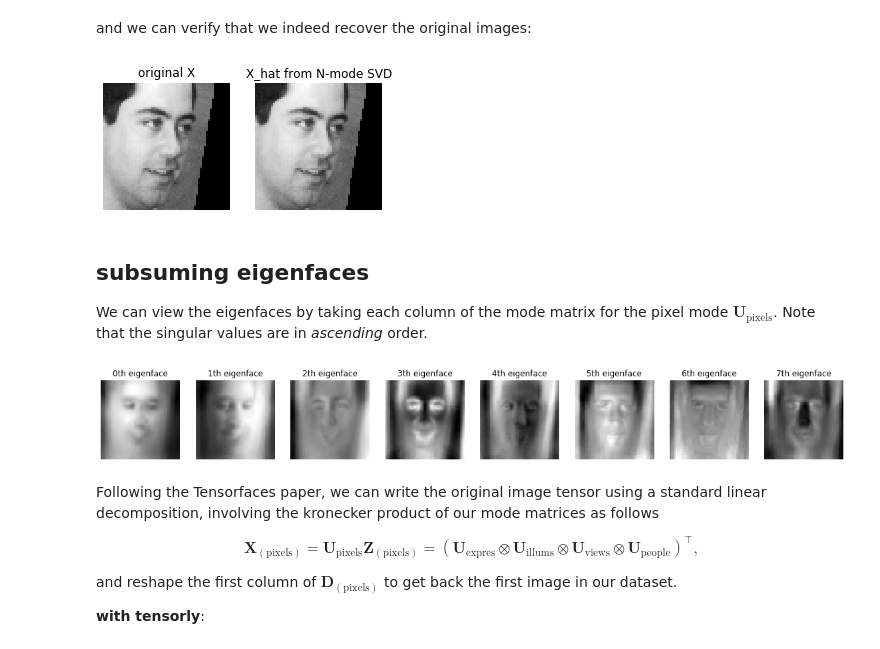
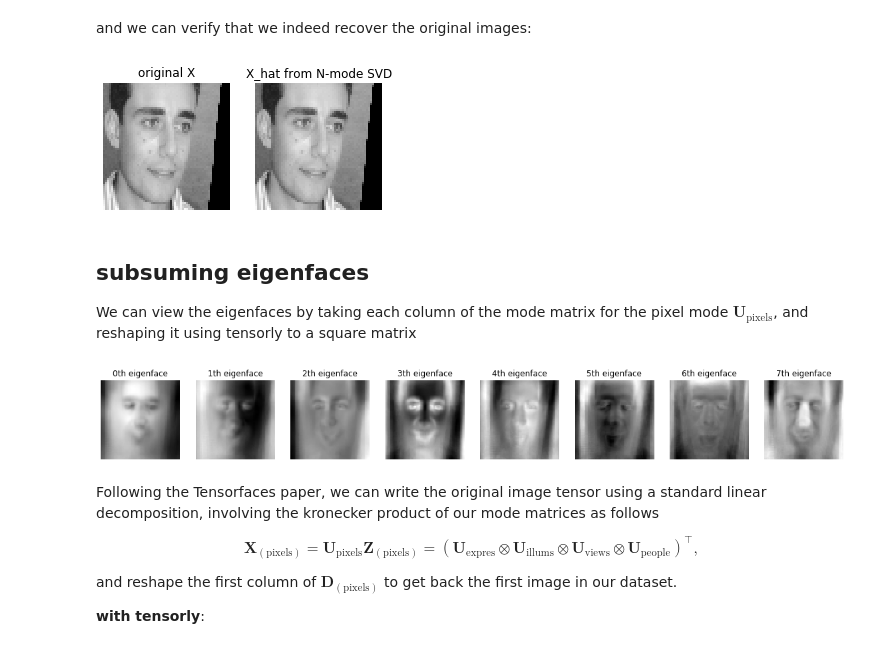
Before and after one commit to tensorly/Proceedings_IEEE_companion_notebooks, a Jupyter notebook: tensorfaces.ipynb, the cells around one changed output. Cells and saved outputs as stored; diff of their text form; code cells hidden in the pictures.

```diff
--- a/tensorfaces.ipynb
+++ b/tensorfaces.ipynb
@@ -23,13 +27,14 @@ from PIL import Image
 from matplotlib import pyplot as plt
 from skimage import data
 from scipy.linalg import eigh, svd
-from align import align_faces
 from sklearn import preprocessing
 
 import tensorly as tl
 import numpy as np
 import itertools
 flatten = itertools.chain.from_iterable
+
+tl.set_backend('pytorch')
 # %% [markdown]
 # The SVD via the mode-n product
 # %% [markdown]
@@ -158,10 +152,11 @@ for f in files:
     X[y_idx[0], y_idx[1], y_idx[2], y_idx[3]] = np.reshape(x, [-1])
 
 
-# TODO: zero-mean. check if necessary
 X = preprocessing.scale(np.reshape(X, [-1, img_size**2]), with_std=False, axis=1)
 X = np.reshape(X, [28, 5, 3, 2, -1])
 
+X = tl.tensor(X)
+
 print('---')
 print('Shape of tensor image ensemble is: {}'.format(X.shape))
 # %% [output]
@@ -243,34 +202,36 @@ for i, U in enumerate(U_ns):
+# %%
+from tensorly.decomposition import tucker
+
+core, factors = tucker(X)
 # %% [markdown]
 and we can verify that we indeed recover the original images:
 # %%
 # rebuild X using the mode matrices
-X_hat = Z
-for i, U in enumerate(U_ns):
-    X_hat = tl.tenalg.mode_dot(X_hat, U, i)
+X_hat = tl.tucker_to_tensor((core, factors))
 
 fig, axs = plt.subplots(1, 2, figsize=(5, 5))
-axs[0].imshow(np.reshape(X[0, 0, 0, 0], [img_size, img_size]), cmap='gray')
+axs[0].imshow(tl.reshape(X[0, 0, 0, 0], [img_size, img_size]), cmap='gray')
 axs[0].set_title('original X')
 axs[0].axis(False)
 
-axs[1].imshow(np.reshape(X_hat[0, 0, 0, 0], [img_size, img_size]), cmap='gray')
+axs[1].imshow(tl.reshape(X_hat[0, 0, 0, 0], [img_size, img_size]), cmap='gray')
 axs[1].set_title('X_hat from N-mode SVD')
 axs[1].axis(False)
 plt.show()
 # %% [output]
-[figure, old version]
+[figure, new version]
 # %% [markdown]
 ## subsuming eigenfaces
 
-We can view the eigenfaces by taking each column of the mode matrix for the pixel mode $\mathbf{U}_\text{pixels}$. Note that the singular values are in *ascending* order.
+We can view the eigenfaces by taking each column of the mode matrix for the pixel mode $\mathbf{U}_\text{pixels}$, and reshaping it using tensorly to a square matrix
 # %%
 fig, axs = plt.subplots(1, 8, figsize=(20, 5))
 for i, ax in enumerate(axs):
-    ax.imshow(np.reshape(U_ns[-1][:, -(i+1)], [img_size, img_size]), cmap='gray')
+    ax.imshow(tl.reshape(factors[-1][:, i], [img_size, img_size]), cmap='gray')
     ax.set_title('{}th eigenface'.format(i))
     ax.axis(False)
 # %% [output]
-[figure, old version]
+[figure, new version]
 # %% [markdown]
 Following the Tensorfaces paper, we can write the original image tensor using a standard linear decomposition, involving the kronecker product of our mode matrices as follows
 
```
Also changed, not shown: parts of 13 cells of this notebook.
